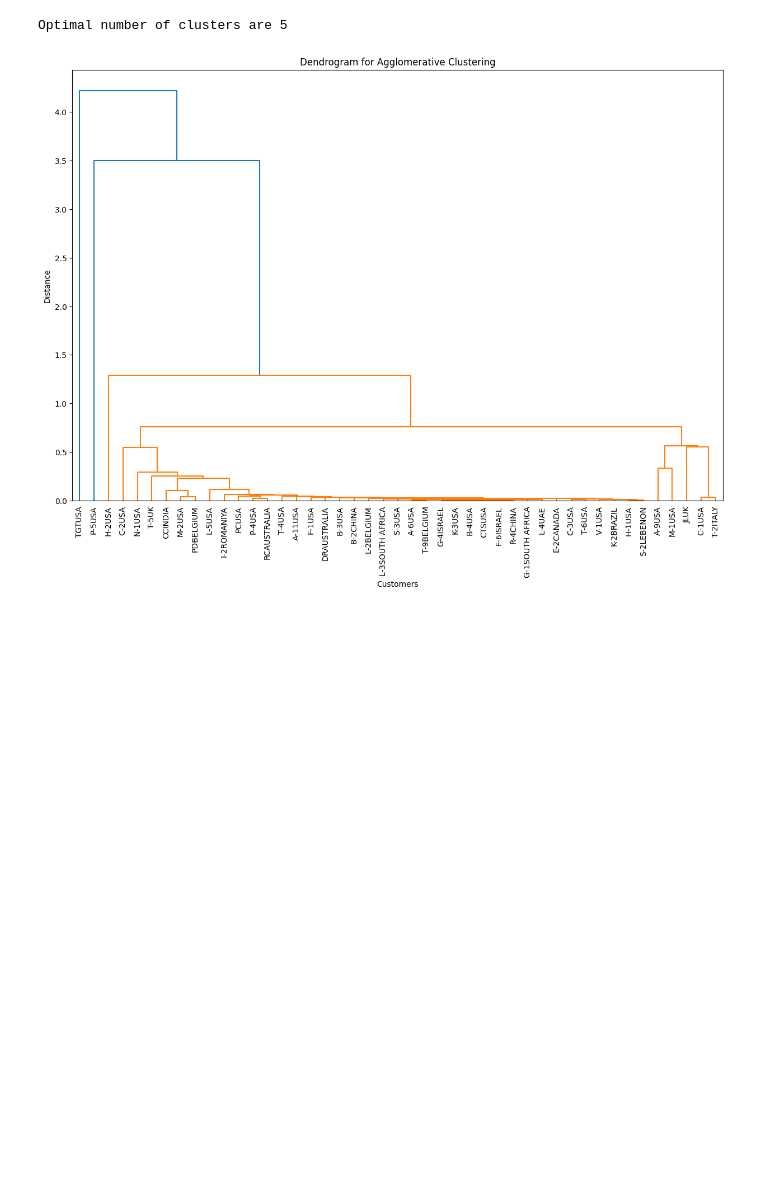
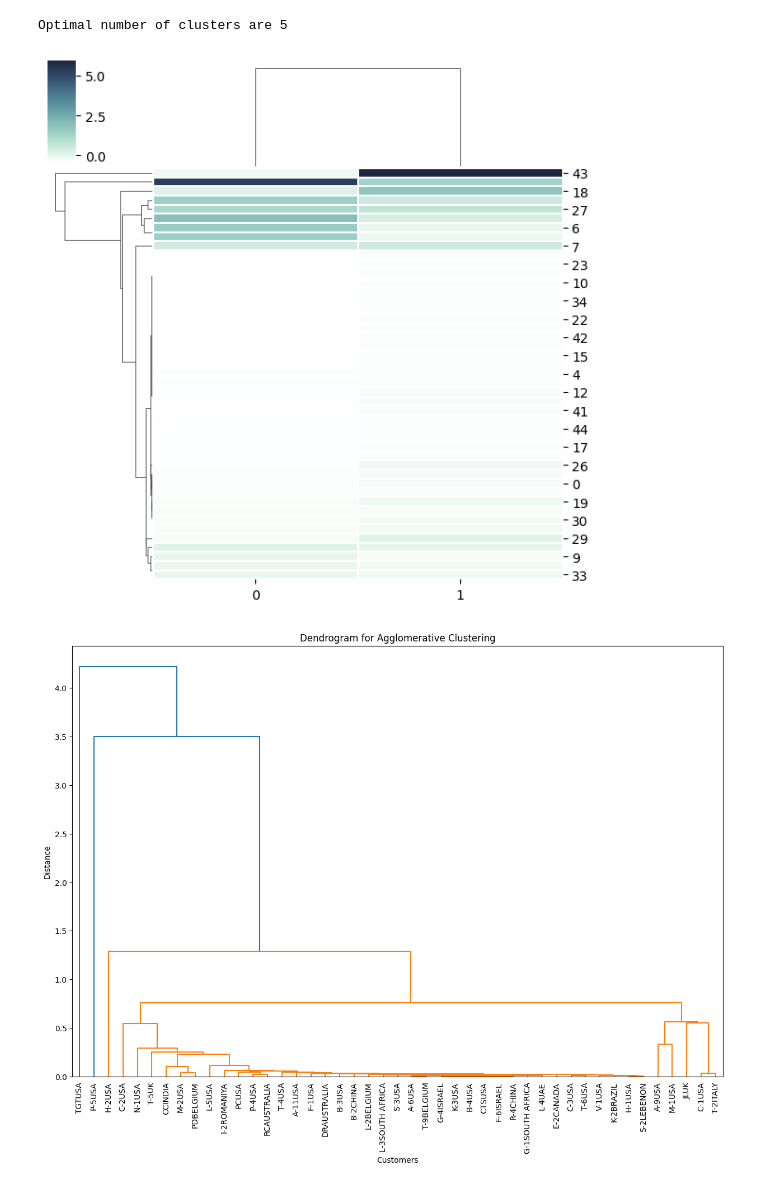
Before and after one commit to kanishkkg/ampba_24_group18_term2, a Jupyter notebook: ml_ul/GR_18_MLUL1_group18_Customers.ipynb, the cells around one changed output. Cells and saved outputs as stored; diff of their text form; code cells hidden in the pictures; blank space fills up the shorter version.

```diff
--- a/ml_ul/GR_18_MLUL1_group18_Customers.ipynb
+++ b/ml_ul/GR_18_MLUL1_group18_Customers.ipynb
@@ -519,6 +512,14 @@ print(f"Optimal number of clusters are {optimal_n_clusters}")
 # %% [output]
 [figure]
 Optimal number of clusters are 5
+# %%
+cmap = sns.cubehelix_palette(as_cmap=True, rot=-.3, light=1)
+sns.clustermap(scaled_features,
+              cmap=cmap,
+              linewidths=.2,
+              figsize = (6,6) );
+# %% [output]
+[figure, added]
 # %%
 from scipy.cluster.hierarchy import dendrogram, linkage
 import matplotlib.pyplot as plt
```
Also changed, not shown: parts of 5 cells of this notebook.
